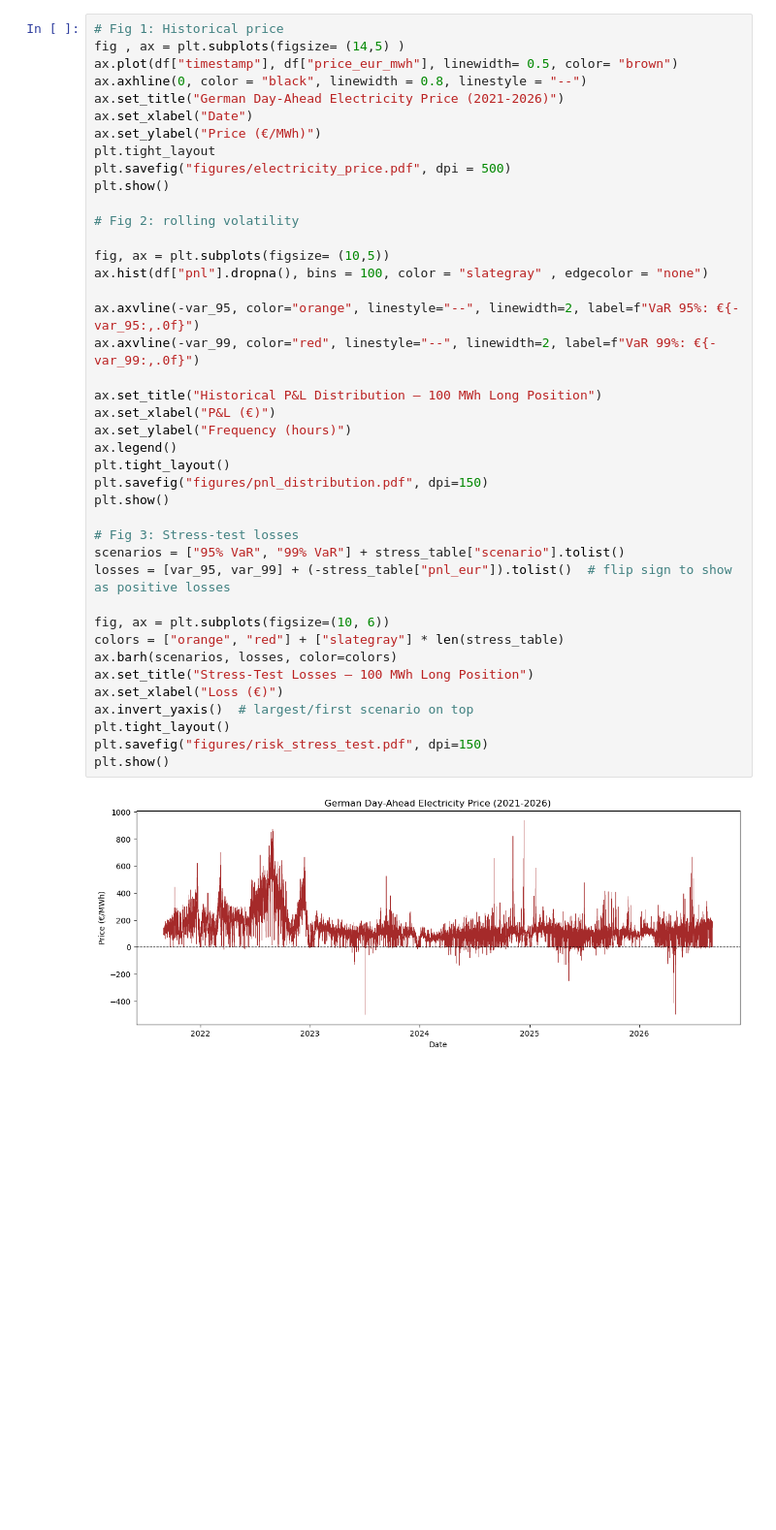
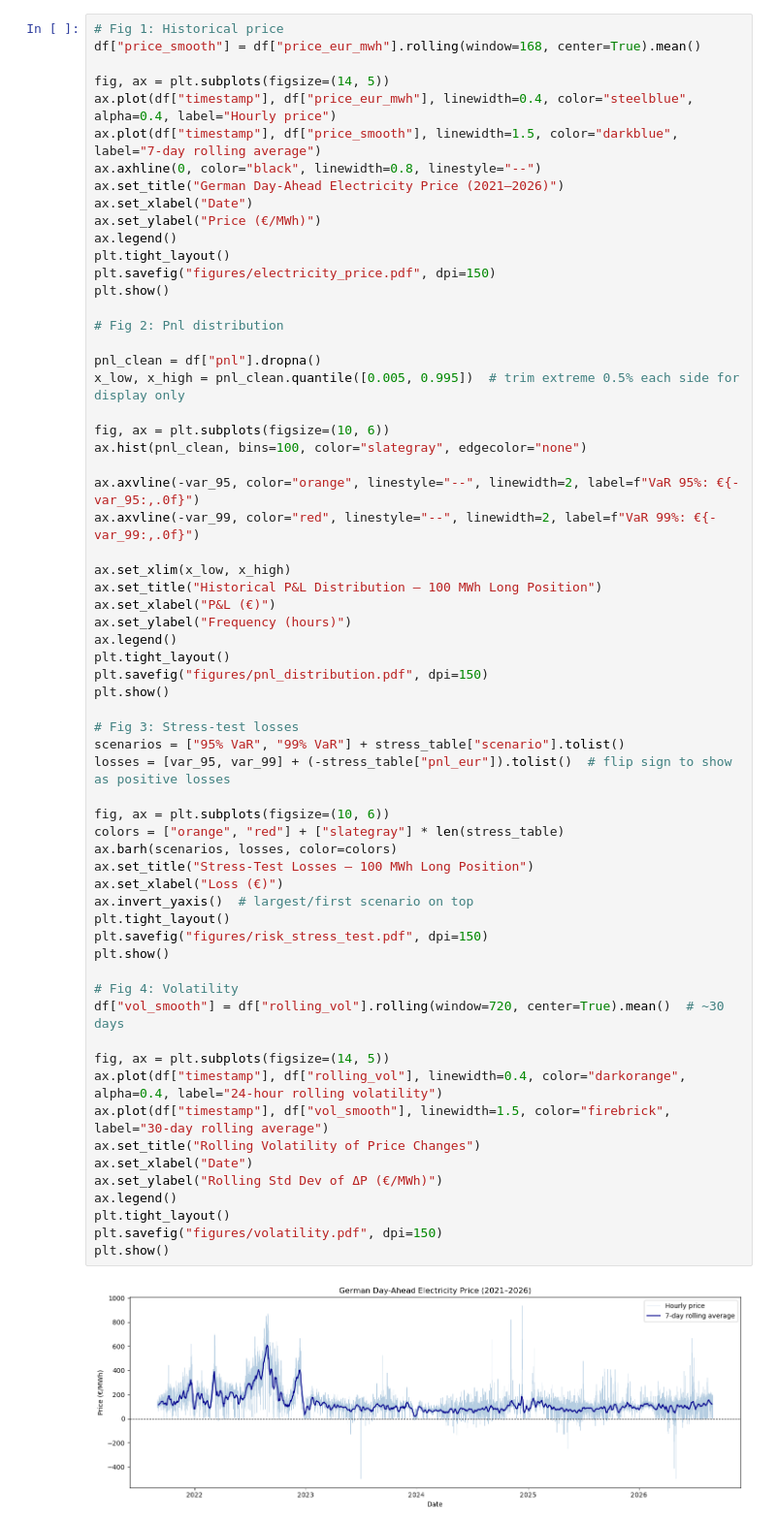
Before and after one commit to AdiGosw/energy_price_risk, a Jupyter notebook: energy_risk.ipynb, the cells around one changed output. Shown at 97% size. Saved outputs shown, nothing was run; the diff lists cells and outputs as text; blank space fills up the shorter version.

```diff
--- a/energy_risk.ipynb
+++ b/energy_risk.ipynb
@@ -87,43 +92,65 @@ ES 95%:  €5281.04
 # %%
 # Fig 1: Historical price
-fig , ax = plt.subplots(figsize= (14,5) )
-ax.plot(df["timestamp"], df["price_eur_mwh"], linewidth= 0.5, color= "brown")
-ax.axhline(0, color = "black", linewidth = 0.8, linestyle = "--")
-ax.set_title("German Day-Ahead Electricity Price (2021-2026)")
+df["price_smooth"] = df["price_eur_mwh"].rolling(window=168, center=True).mean()
+
+fig, ax = plt.subplots(figsize=(14, 5))
+ax.plot(df["timestamp"], df["price_eur_mwh"], linewidth=0.4, color="steelblue", alpha=0.4, label="Hourly price")
+ax.plot(df["timestamp"], df["price_smooth"], linewidth=1.5, color="darkblue", label="7-day rolling average")
+ax.axhline(0, color="black", linewidth=0.8, linestyle="--")
+ax.set_title("German Day-Ahead Electricity Price (2021–2026)")
 ax.set_xlabel("Date")
 ax.set_ylabel("Price (€/MWh)")
-plt.tight_layout
-plt.savefig("figures/electricity_price.pdf", dpi = 500)
+ax.legend()
+plt.tight_layout()
+plt.savefig("figures/electricity_price.pdf", dpi=150)
 plt.show()
 
-# Fig 2: rolling volatility
+# Fig 2: Pnl distribution
 
-fig, ax = plt.subplots(figsize= (10,5))
-ax.hist(df["pnl"].dropna(), bins = 100, color = "slategray" , edgecolor = "none")
+pnl_clean = df["pnl"].dropna()
+x_low, x_high = pnl_clean.quantile([0.005, 0.995])  # trim extreme 0.5% each side for display only
+
+fig, ax = plt.subplots(figsize=(10, 6))
+ax.hist(pnl_clean, bins=100, color="slategray", edgecolor="none")
 
 ax.axvline(-var_95, color="orange", linestyle="--", linewidth=2, label=f"VaR 95%: €{-var_95:,.0f}")
 ax.axvline(-var_99, color="red", linestyle="--", linewidth=2, label=f"VaR 99%: €{-var_99:,.0f}")
 
+ax.set_xlim(x_low, x_high)
 ax.set_title("Historical P&L Distribution — 100 MWh Long Position")
 ax.set_xlabel("P&L (€)")
 ax.set_ylabel("Frequency (hours)")
 ax.legend()
 plt.tight_layout()
 plt.savefig("figures/pnl_distribution.pdf", dpi=150)
 plt.show()
 
 # Fig 3: Stress-test losses
 scenarios = ["95% VaR", "99% VaR"] + stress_table["scenario"].tolist()
 losses = [var_95, var_99] + (-stress_table["pnl_eur"]).tolist()  # flip sign to show as positive losses
 
 fig, ax = plt.subplots(figsize=(10, 6))
 colors = ["orange", "red"] + ["slategray"] * len(stress_table)
 ax.barh(scenarios, losses, color=colors)
 ax.set_title("Stress-Test Losses — 100 MWh Long Position")
 ax.set_xlabel("Loss (€)")
 ax.invert_yaxis()  # largest/first scenario on top
 plt.tight_layout()
 plt.savefig("figures/risk_stress_test.pdf", dpi=150)
 plt.show()
+
+# Fig 4: Volatility
+df["vol_smooth"] = df["rolling_vol"].rolling(window=720, center=True).mean()  # ~30 days
+
+fig, ax = plt.subplots(figsize=(14, 5))
+ax.plot(df["timestamp"], df["rolling_vol"], linewidth=0.4, color="darkorange", alpha=0.4, label="24-hour rolling volatility")
+ax.plot(df["timestamp"], df["vol_smooth"], linewidth=1.5, color="firebrick", label="30-day rolling average")
+ax.set_title("Rolling Volatility of Price Changes")
+ax.set_xlabel("Date")
+ax.set_ylabel("Rolling Std Dev of ΔP (€/MWh)")
+ax.legend()
+plt.tight_layout()
+plt.savefig("figures/volatility.pdf", dpi=150)
+plt.show()
 # %% [output]
-[figure, old version]
+[figure, new version]
```
Also changed, not shown: parts of 10 cells of this notebook.
